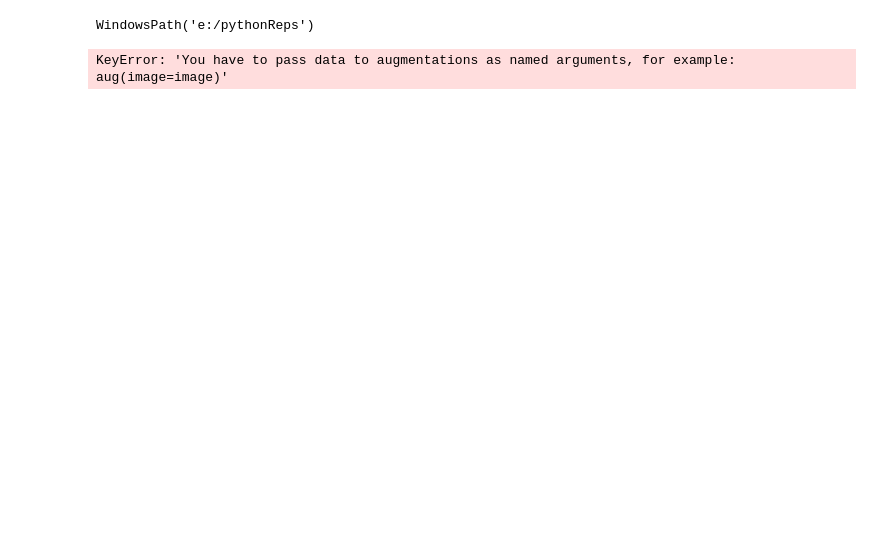
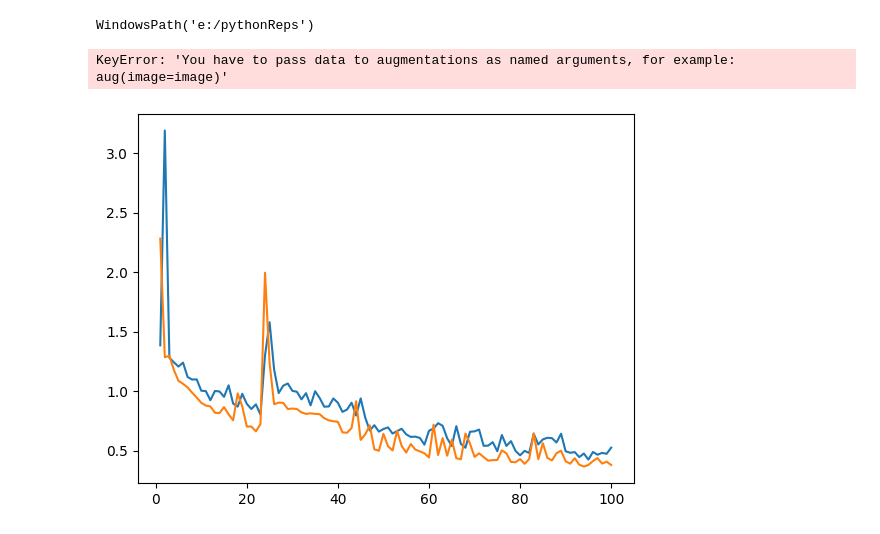
Before and after one commit to Friedrich-Jahns/Projektpraktikum_Master, a Jupyter notebook: augmentation_testing/Test.ipynb, the cells around one changed output. Cells and saved outputs as stored; diff of their text form; code cells hidden in the pictures; blank space fills up the shorter version.

Commit message:
ca 8 sekunden pro Epoche ROCm

```diff
--- a/augmentation_testing/Test.ipynb
+++ b/augmentation_testing/Test.ipynb
@@ -86,0 +293,7 @@ KeyError: 'You have to pass data to augmentations as named arguments, for exampl
+# %%
+epochs = range(1, 101)
+plt.plot(epochs, trainLoss)
+plt.plot(epochs, val_loss)
+plt.show()
+# %% [output]
+[figure, added]
```
Also changed, not shown: parts of 1 cell of this notebook, 6 other files.
